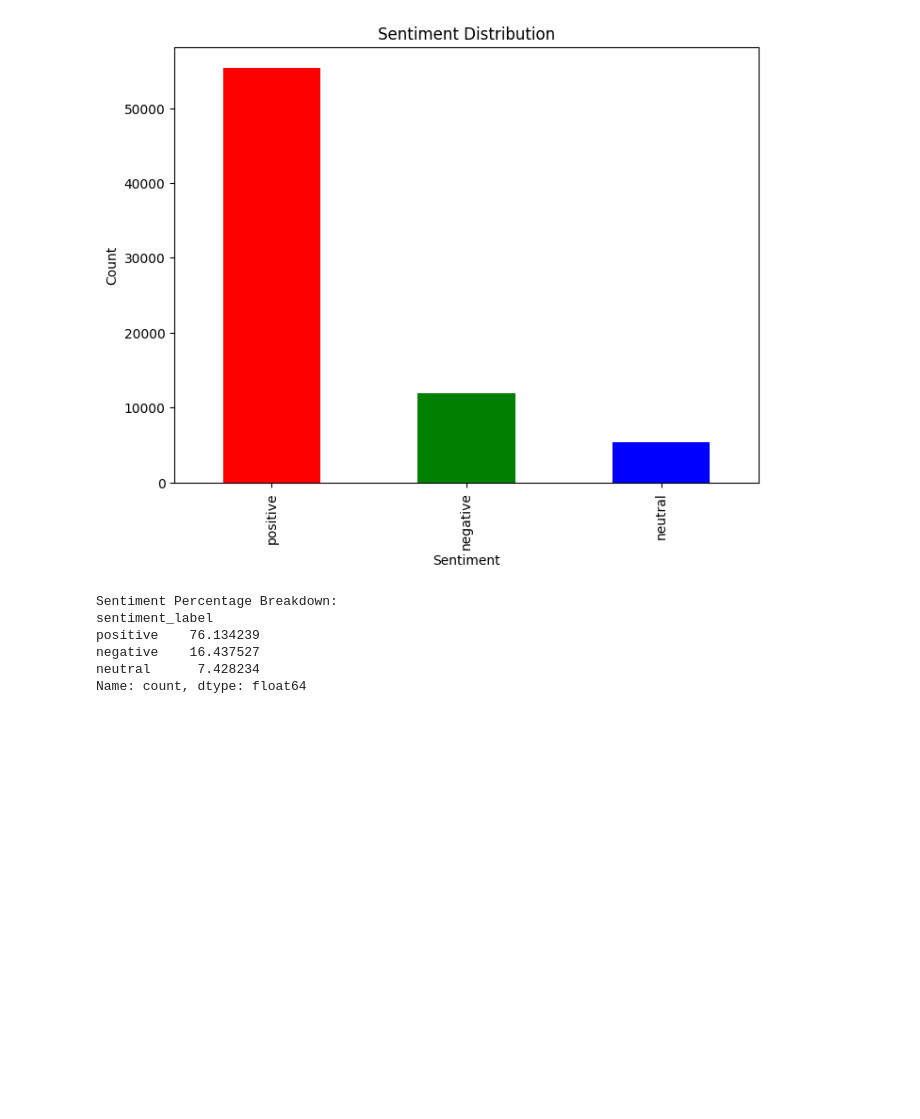
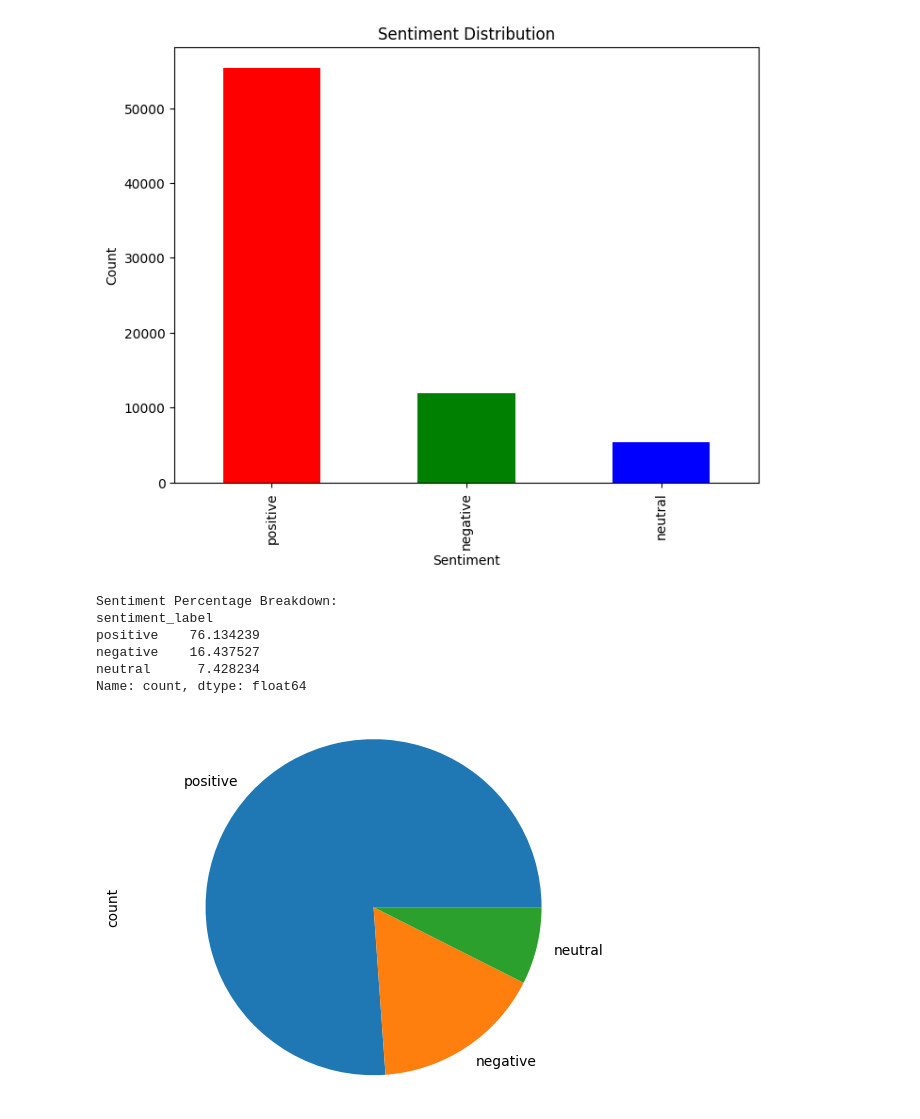
Before and after one commit to Milad-agdam/sentiment-analysis, a Jupyter notebook: GoogleReviewSentimentAnalysis/src/main.ipynb, the cells around one changed output. Saved outputs shown, nothing was run; the diff lists cells and outputs as text; code cells hidden in the pictures; blank space fills up the shorter version.

Commit message:
adding images

```diff
--- a/GoogleReviewSentimentAnalysis/src/main.ipynb
+++ b/GoogleReviewSentimentAnalysis/src/main.ipynb
@@ -165,0 +168,5 @@ Name: count, dtype: float64
+# %%
+piechart = df.sentiment_label.value_counts().plot(kind='pie')
+plt.axis('equal');
+# %% [output]
+[figure, added]
```
Also changed, not shown: parts of 1 cell of this notebook, 2 other files.
